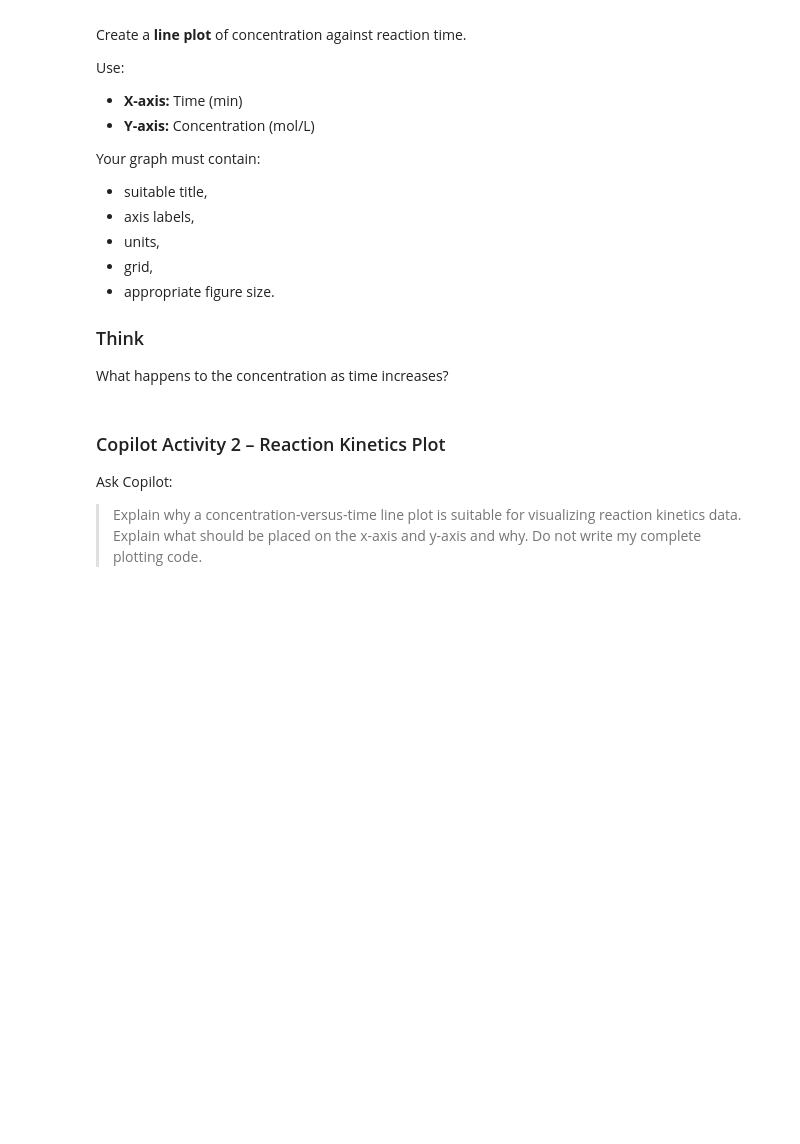
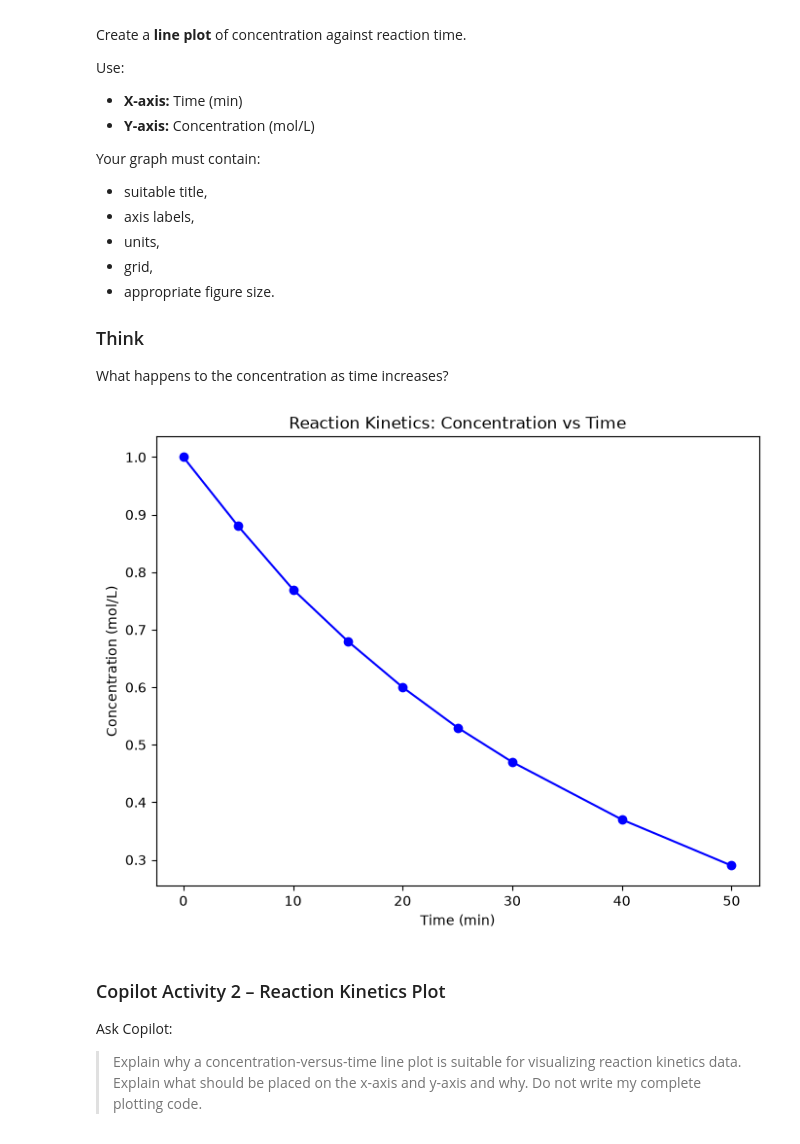
Before and after one commit to ssmahamunid23-png/CP_Practical, a Jupyter notebook: Practical_10_Data_Visualization_Reaction_Kinetics_Pressure_Volume.ipynb, the cells around one changed output. Saved outputs shown, nothing was run; the diff lists cells and outputs as text; code cells hidden in the pictures; blank space fills up the shorter version.

```diff
--- a/Practical_10_Data_Visualization_Reaction_Kinetics_Pressure_Volume.ipynb
+++ b/Practical_10_Data_Visualization_Reaction_Kinetics_Pressure_Volume.ipynb
@@ -169,3 +166,16 @@ What happens to the concentration as time increases?
+# %%
+# Activity 3
+# Create the reaction kinetics concentration-versus-
+plt.figure(figsize=(8, 6))
+plt.plot(kinetics_df['Time_min'], kinetics_df['Concentration_mol_L'], marker='o', color='b')
+plt.title('Reaction Kinetics: Concentration vs Time')
+plt.xlabel('Time (min)')
+plt.ylabel('Concentration (mol/L)')
+plt.grid(True)
+plt.grid()
+plt.savefig('reaction_kinetics_plot.png')
+# %% [output]
+[figure, added]
 # %% [markdown]
 ### Copilot Activity 2 – Reaction Kinetics Plot
 
```
Also changed, not shown: parts of 1 cell of this notebook, 2 other files.
